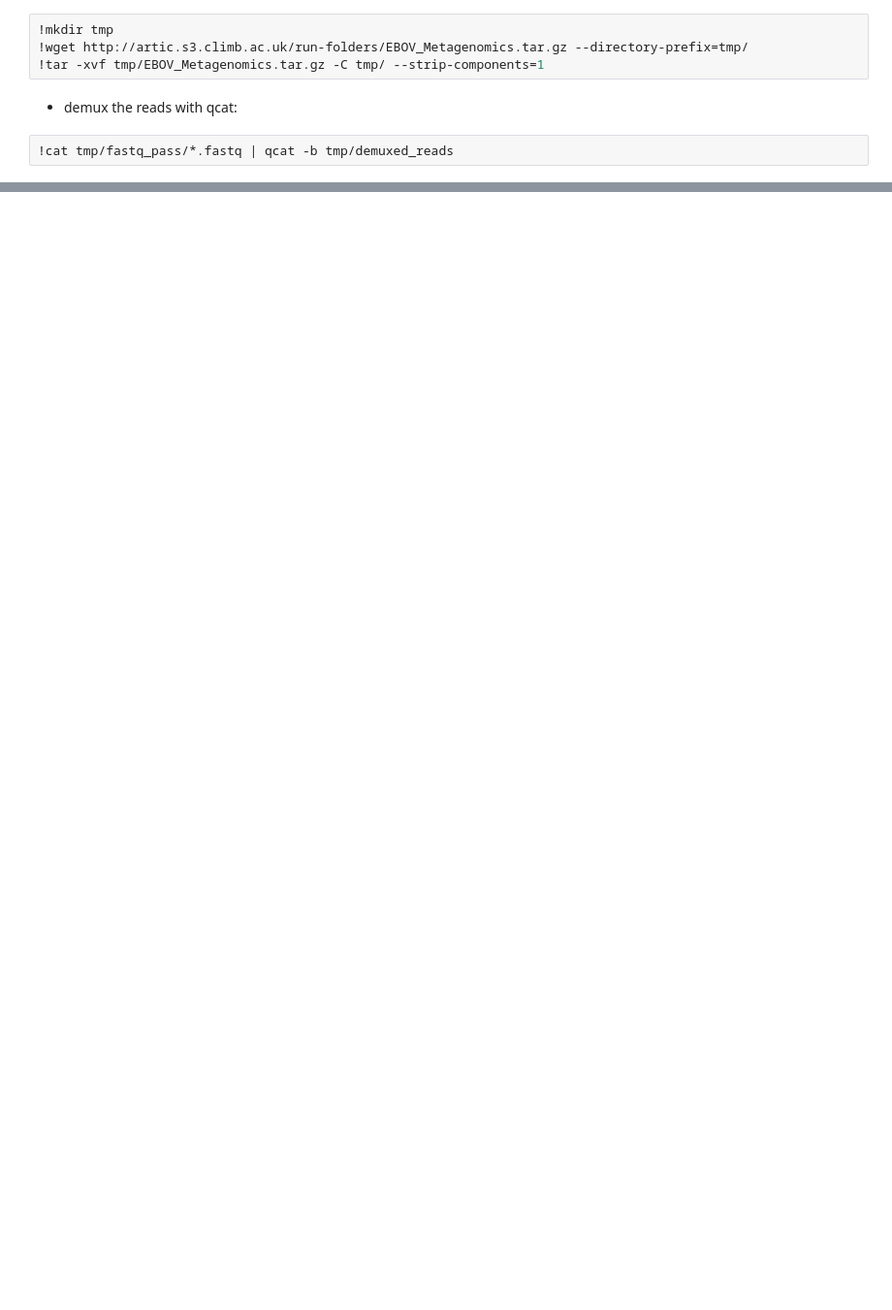
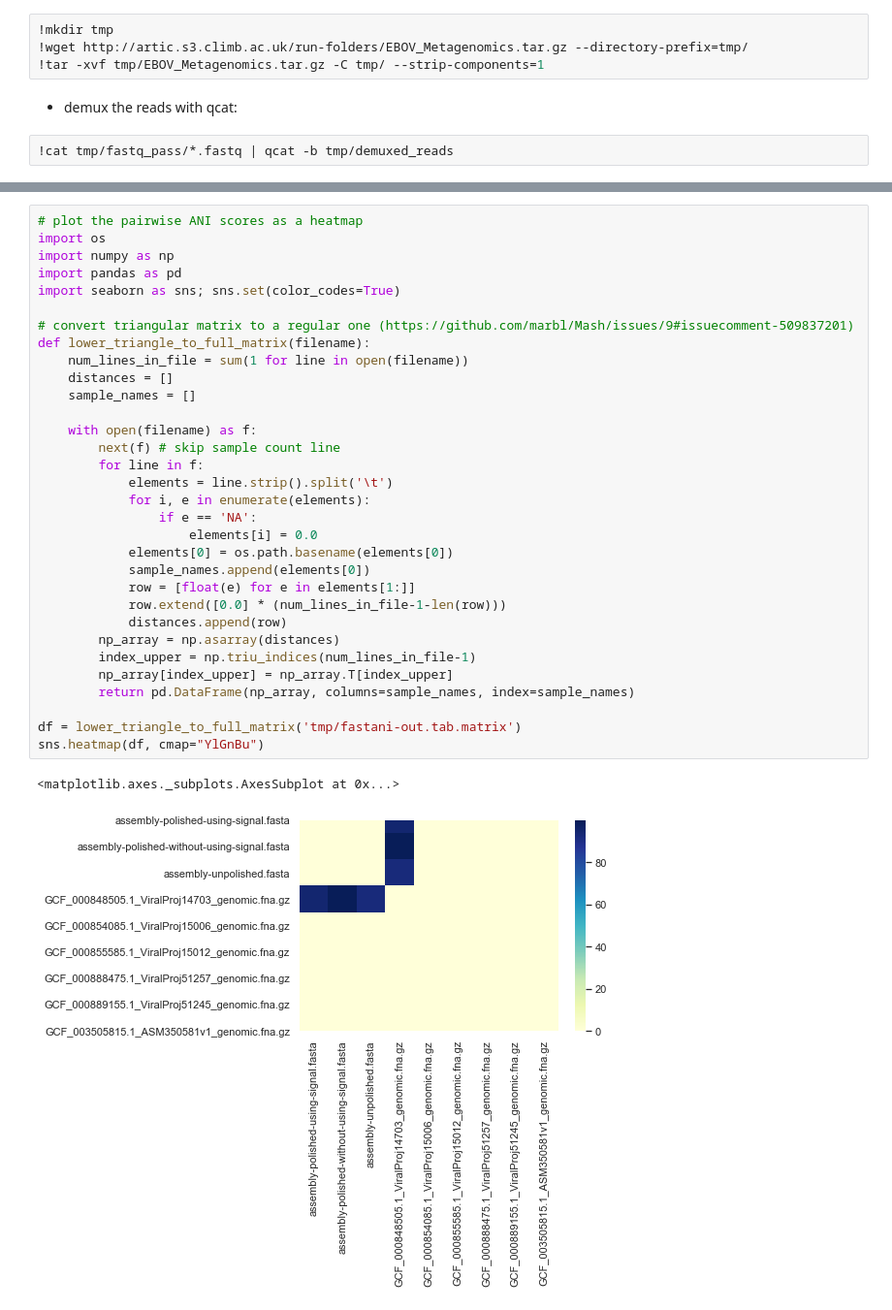
Before and after one commit to will-rowe/signal-check, a Jupyter notebook: analysis.ipynb, the cells around one changed output, grey strips where cells are left out. Shown: that part at 97% size. Cells and saved outputs as stored; diff of their text form; blank space fills up the shorter version.

```diff
--- a/analysis.ipynb
+++ b/analysis.ipynb
@@ -26,0 +61,35 @@
+# %%
+# plot the pairwise ANI scores as a heatmap
+import os
+import numpy as np
+import pandas as pd
+import seaborn as sns; sns.set(color_codes=True)
+
+# convert triangular matrix to a regular one (https://github.com/marbl/Mash/issues/9#issuecomment-509837201)
+def lower_triangle_to_full_matrix(filename):
+    num_lines_in_file = sum(1 for line in open(filename))
+    distances = []
+    sample_names = []
+
+    with open(filename) as f:
+        next(f) # skip sample count line
+        for line in f:
+            elements = line.strip().split('\t')
+            for i, e in enumerate(elements):
+                if e == 'NA':
+                    elements[i] = 0.0
+            elements[0] = os.path.basename(elements[0])
+            sample_names.append(elements[0])
+            row = [float(e) for e in elements[1:]]
+            row.extend([0.0] * (num_lines_in_file-1-len(row)))
+            distances.append(row)
+        np_array = np.asarray(distances)
+        index_upper = np.triu_indices(num_lines_in_file-1)
+        np_array[index_upper] = np_array.T[index_upper]
+        return pd.DataFrame(np_array, columns=sample_names, index=sample_names)
+
+df = lower_triangle_to_full_matrix('tmp/fastani-out.tab.matrix')
+sns.heatmap(df, cmap="YlGnBu")
+# %% [output]
+<matplotlib.axes._subplots.AxesSubplot at 0x...>
+[figure, added]
```
Also changed, not shown: parts of 12 cells of this notebook, 2 other files.
